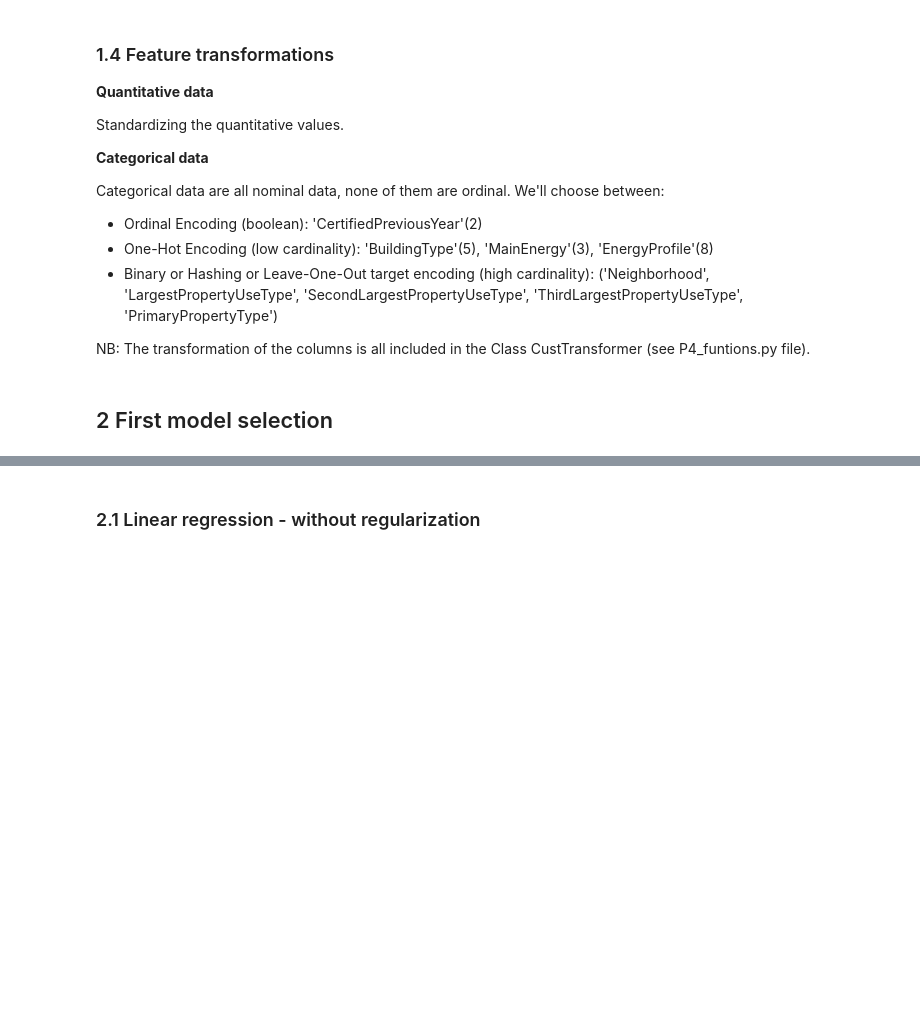
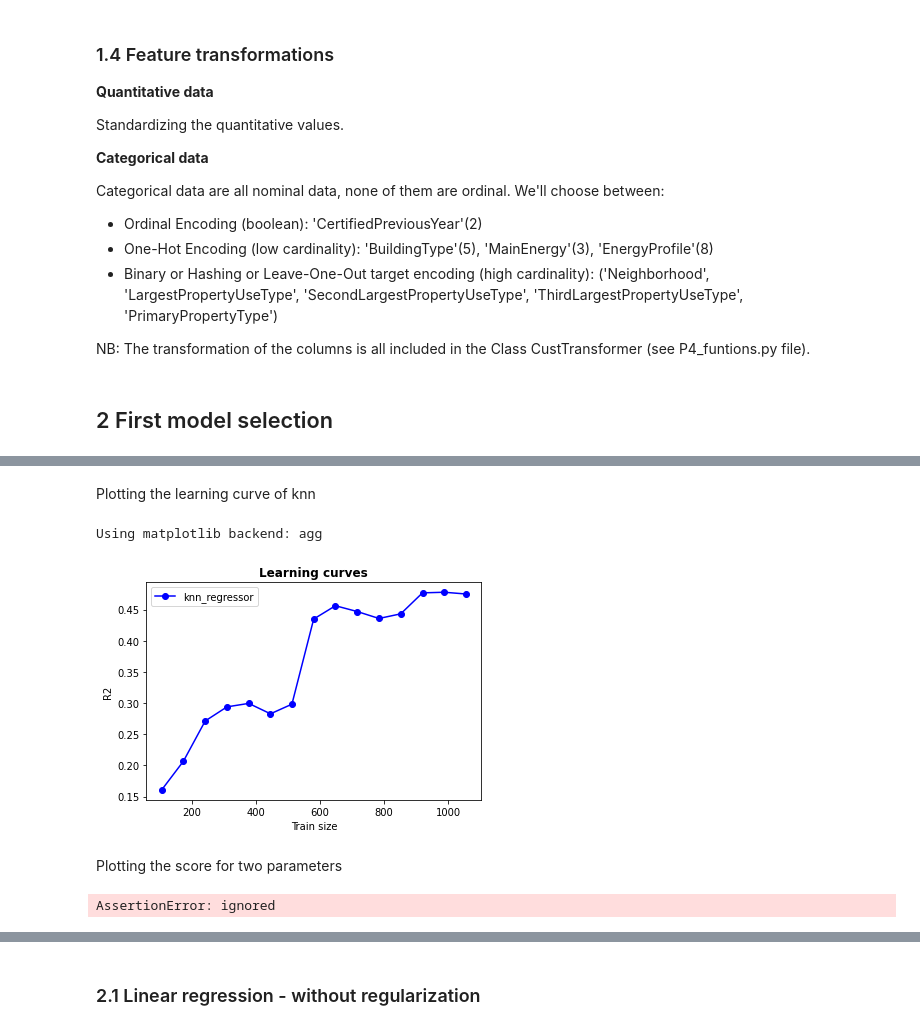
Before and after one commit to SmellyArmure/OC_DS_Project4, a Jupyter notebook: NOTEBOOKS/P4_Modelling.ipynb, the cells around one changed output, grey strips where cells are left out. Cells and saved outputs as stored; diff of their text form; code cells hidden in the pictures; blank space fills up the shorter version.

```diff
--- a/NOTEBOOKS/P4_Modelling.ipynb
+++ b/NOTEBOOKS/P4_Modelling.ipynb
@@ -371,14 +445,16 @@ df_res = pd.DataFrame(dtype = 'object')
 # %%
-my_knn = KNeighborsRegressor(n_neighbors=5)
+#  # TESTS RAPIDES
+# my_knn = KNeighborsRegressor(n_neighbors=5)
 
-cust_trans = CustTransformer(thresh_card=12,
-                             strat_binary='ord',
-                             strat_low_card='ohe',
-                             strat_high_card='hash',
-                             strat_quant='stand').fit(X_tr, y1_tr)
-X_tr_enc = cust_trans.transform(X_tr)
-my_knn.fit(X_tr_enc, y1_tr)
-X_te_enc = cust_trans.transform(X_te)
-my_y1_pr = my_knn.predict(X_te_enc)
-scores_reg('my_knn', X_te_enc, y1_te, my_y1_pr)
+# cust_trans = CustTransformer(thresh_card=12,
+#                              strat_binary='ord',
+#                              strat_low_card='ohe',
+#                              strat_high_card='hash',
+#                              strat_quant='stand').fit(X_tr, y1_tr)
+# X_tr_enc = cust_trans.transform(X_tr)
+# my_knn.fit(X_tr_enc, y1_tr)
+# X_te_enc = cust_trans.transform(X_te)
+# y1_te_pr = my_knn.predict(X_te_enc)
+
+# scores_reg('my_knn', X_te_enc, y1_te, y1_te_pr)
 # %% [output]
@@ -424,0 +563,22 @@ Fitting 5 folds for each of 2 candidates, totalling 10 fits
+# %% [markdown]
+Plotting the learning curve of knn
+# %%
+model = knn_gscv.best_estimator_
+label = "knn_regressor"
+%matplotlib
+fig = plot_learning_curve(model, X_tr, y1_tr,
+                          train_sizes=np.linspace(0.1,1,15),
+                          scoring="r2", label="knn_regressor",
+                          c='b') # , fig = fig
+%matplotlib inline
+fig
+# %% [output]
+Using matplotlib backend: agg
+[figure, added]
+# %% [markdown]
+Plotting the score for two parameters
+# %%
+### A REPARER ??
+plot_2D_hyperparam_opt(gscv = knn_gscv, params=['KNN__n_neighbors', 'KNN__p'])
+# %% [output]
+AssertionError: ignored
```
Also changed, not shown: parts of 34 cells of this notebook, 5 other files.
